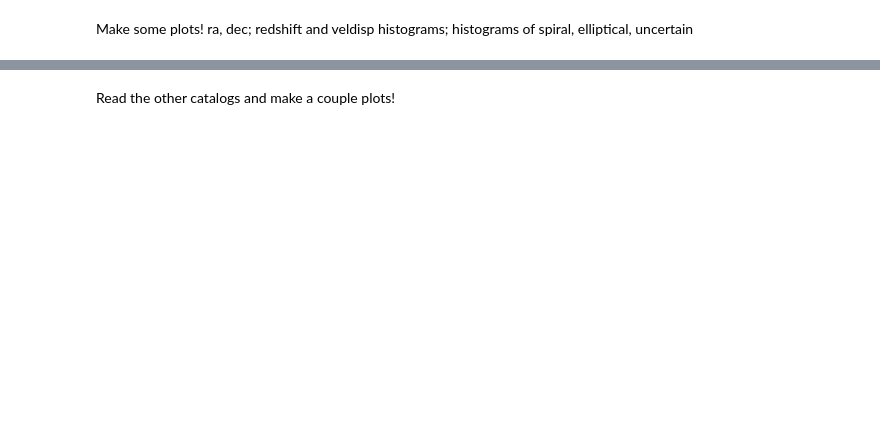
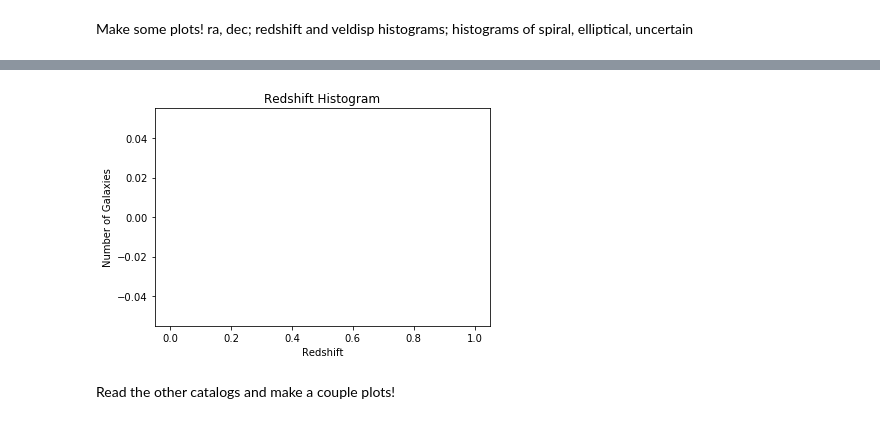
Before and after one commit to moustakas/siena-astrophysics, a Jupyter notebook: research/upenn-photdec/upenn-photdec.ipynb, the cells around one changed output, grey strips where cells are left out. Cells and saved outputs as stored; diff of their text form; code cells hidden in the pictures; blank space fills up the shorter version.

```diff
--- a/research/upenn-photdec/upenn-photdec.ipynb
+++ b/research/upenn-photdec/upenn-photdec.ipynb
@@ -44,2 +35,13 @@ ff[1]
 # %% [markdown]
 Make some plots!  ra, dec; redshift and veldisp histograms; histograms of spiral, elliptical, uncertain
+# %%
+# Make array of all of the redshifts
+
+rshift = np.array([])
+
+for zz in ff[1]['z']:
+    redlist = ff[1]['z'][zz]
+    np.append(rshift, redlist)
+    print(rshift)
+
+# :(
@@ -46,2 +67,15 @@ Make some plots!  ra, dec; redshift and veldisp histograms; histograms of spiral
+# %%
+# Plot Histogram
+plt.hist(rshift)#, bins='auto')
+
+plt.xlabel('Redshift')
+plt.ylabel('Number of Galaxies')
+plt.title('Redshift Histogram')
+#plt.axis([40, 160, 0, 0.03])
+
+
+plt.show()
+# %% [output]
+[figure, added]
 # %% [markdown]
 Read the other catalogs and make a couple plots!
```
Also changed, not shown: parts of 3 cells of this notebook.
